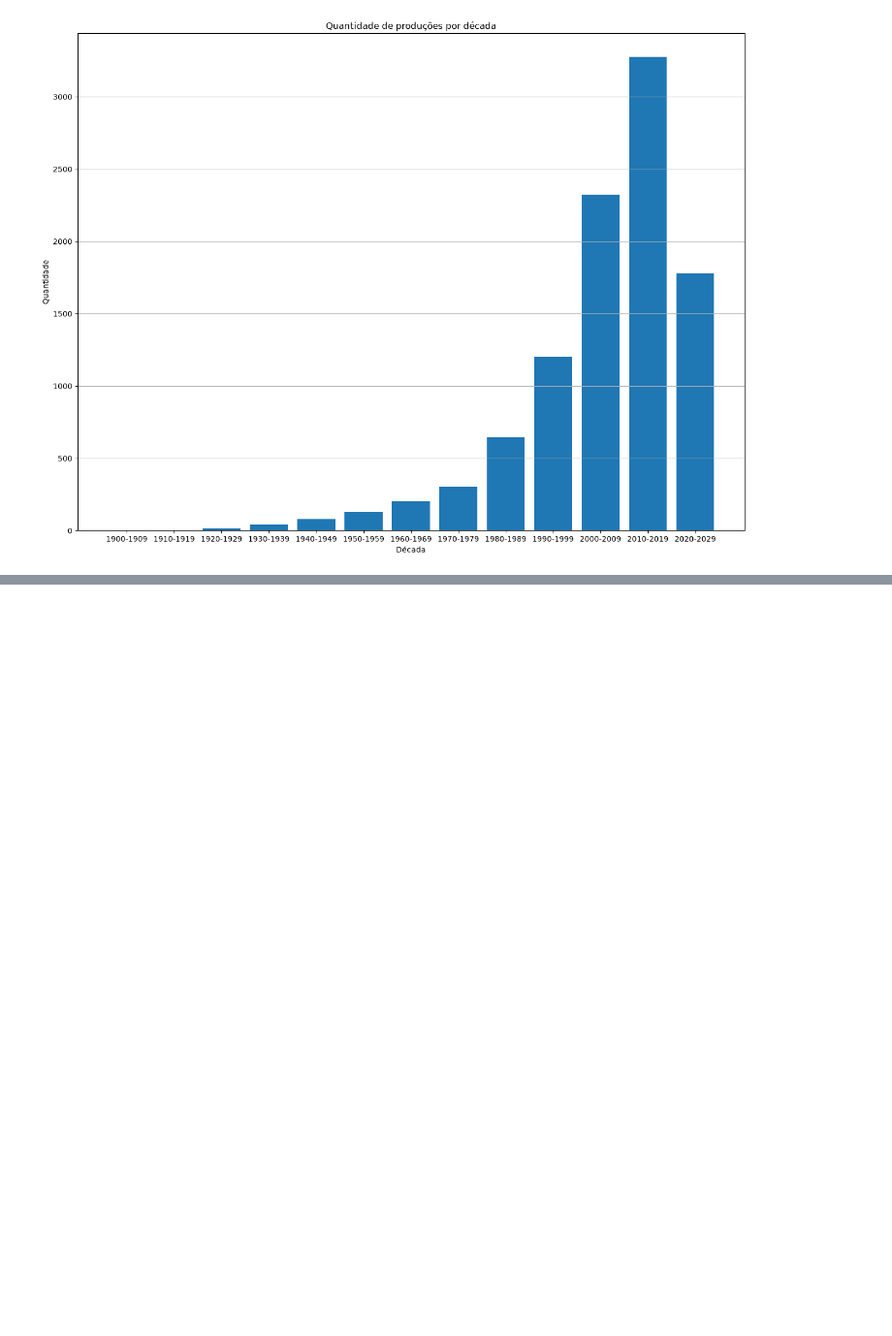
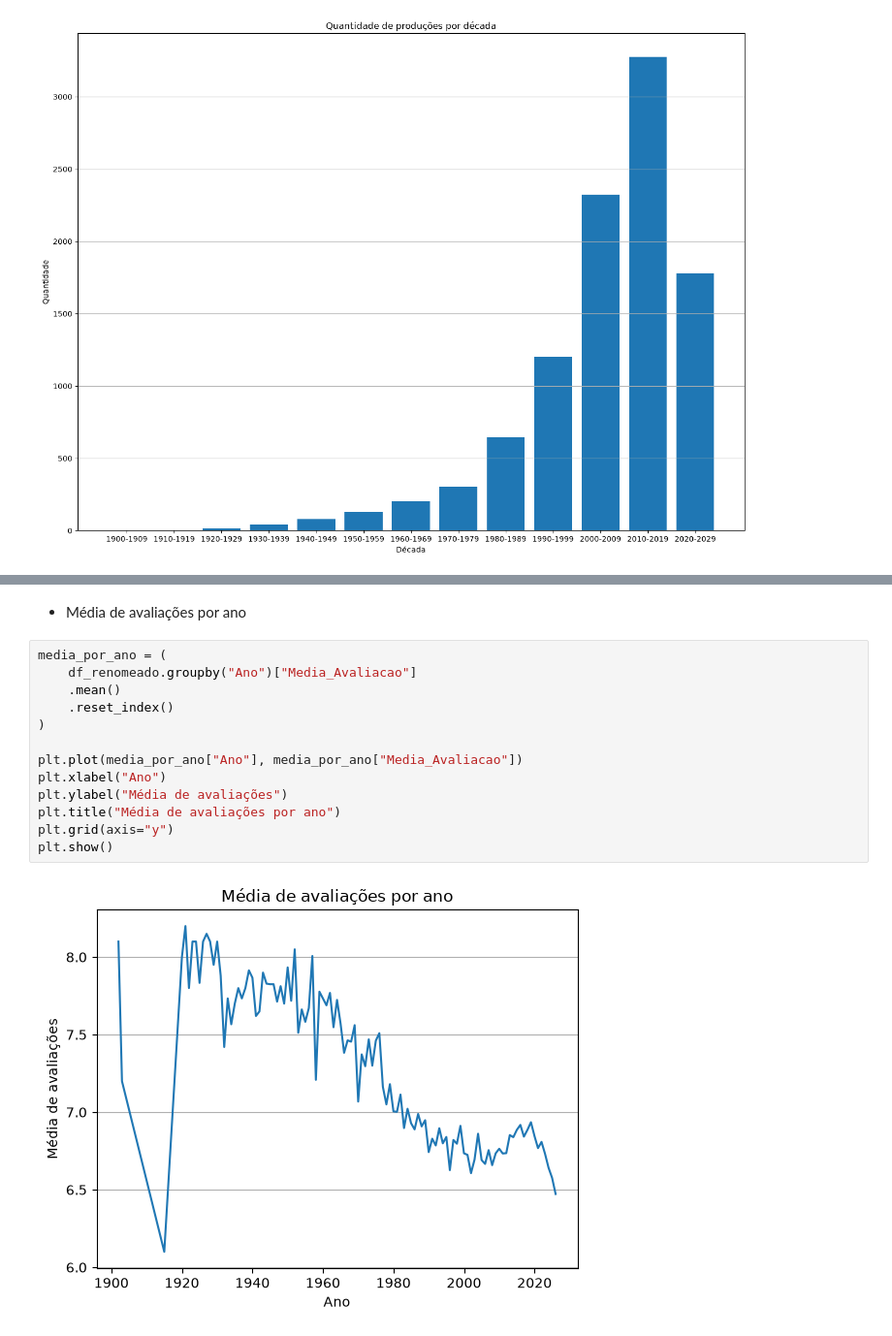
Before and after one commit to Lana230/analise_filmes_series, a Jupyter notebook: main.ipynb, the cells around one changed output, grey strips where cells are left out. Shown at 97% size. Cells and saved outputs as stored; diff of their text form; blank space fills up the shorter version.

```diff
--- a/main.ipynb
+++ b/main.ipynb
@@ -247,0 +259,17 @@ Name: count, dtype: int64
+# %% [markdown]
+- Média de avaliações por ano
+# %%
+media_por_ano = (
+    df_renomeado.groupby("Ano")["Media_Avaliacao"]
+    .mean()
+    .reset_index()
+)
+
+plt.plot(media_por_ano["Ano"], media_por_ano["Media_Avaliacao"])
+plt.xlabel("Ano")
+plt.ylabel("Média de avaliações")
+plt.title("Média de avaliações por ano")
+plt.grid(axis="y")
+plt.show()
+# %% [output]
+[figure, added]
```
Also changed, not shown: parts of 8 cells of this notebook.
